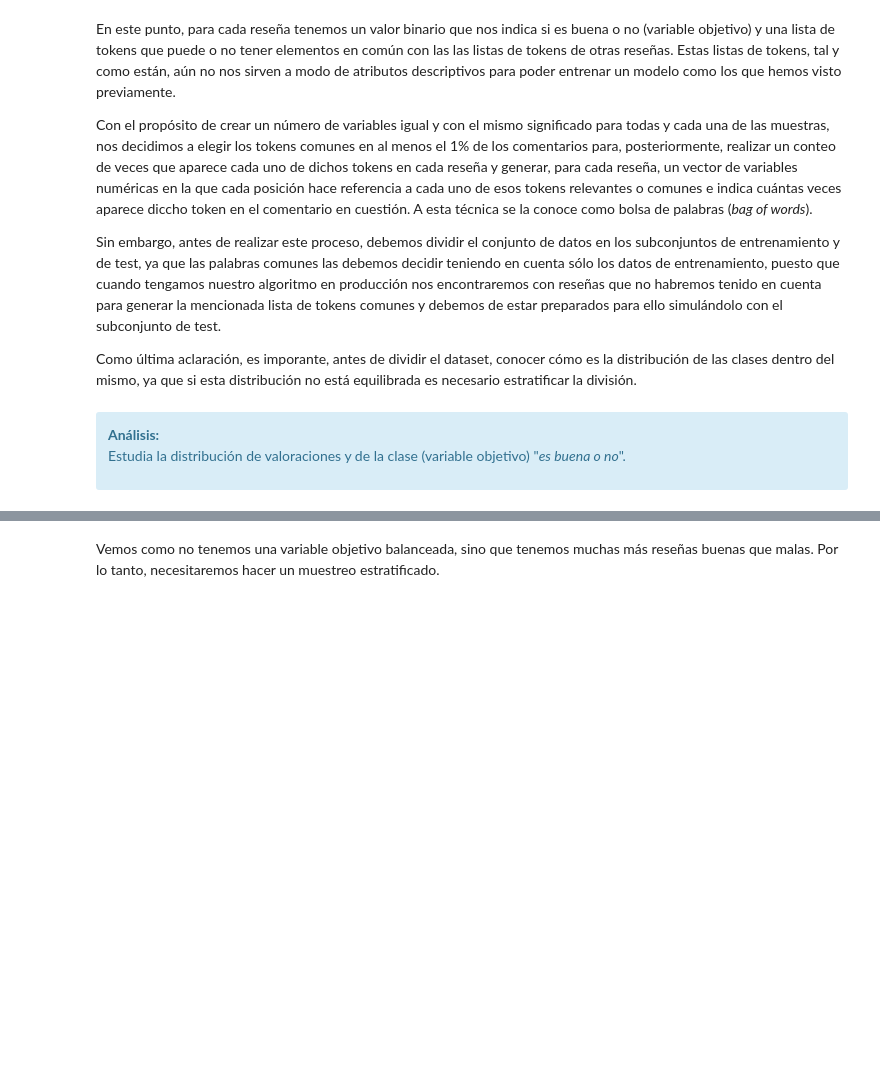
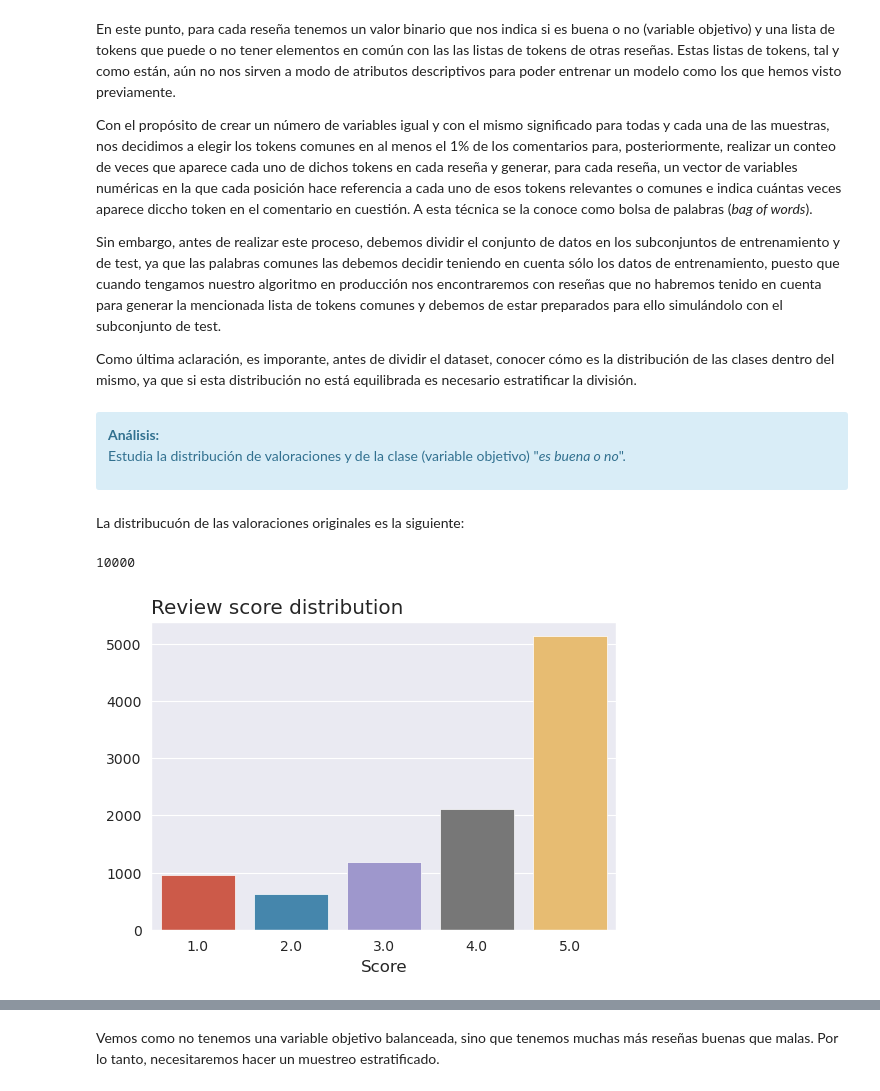
Before and after one commit to gvillalba86/AdvancedDataMininig, a Jupyter notebook: PEC3/20221_M2.855_PEC3_gvillalbaa.ipynb, the cells around one changed output, grey strips where cells are left out. Cells and saved outputs as stored; diff of their text form; code cells hidden in the pictures; blank space fills up the shorter version.

```diff
--- a/PEC3/20221_M2.855_PEC3_gvillalbaa.ipynb
+++ b/PEC3/20221_M2.855_PEC3_gvillalbaa.ipynb
@@ -774,3 +774,18 @@ Como última aclaración, es imporante, antes de dividir el dataset, conocer có
 Estudia la distribución de valoraciones y de la clase (variable objetivo) "_es buena o no_".
 
 </div>
+# %% [markdown]
+La distribucuón de las valoraciones originales es la siguiente:
+# %%
+sns.set_style('darkgrid')
+
+val = np.array([review['overall'] for review in review_list])
+print(len(val))
+unique, counts = np.unique(val, return_counts=True)
+ax = sns.barplot(x=unique, y=counts, errorbar=None)
+ax.set_title('Review score distribution')
+ax.set_xlabel('Score')
+plt.show()
+# %% [output]
+10000
+[figure, added]
```
Also changed, not shown: parts of 2 cells of this notebook.
